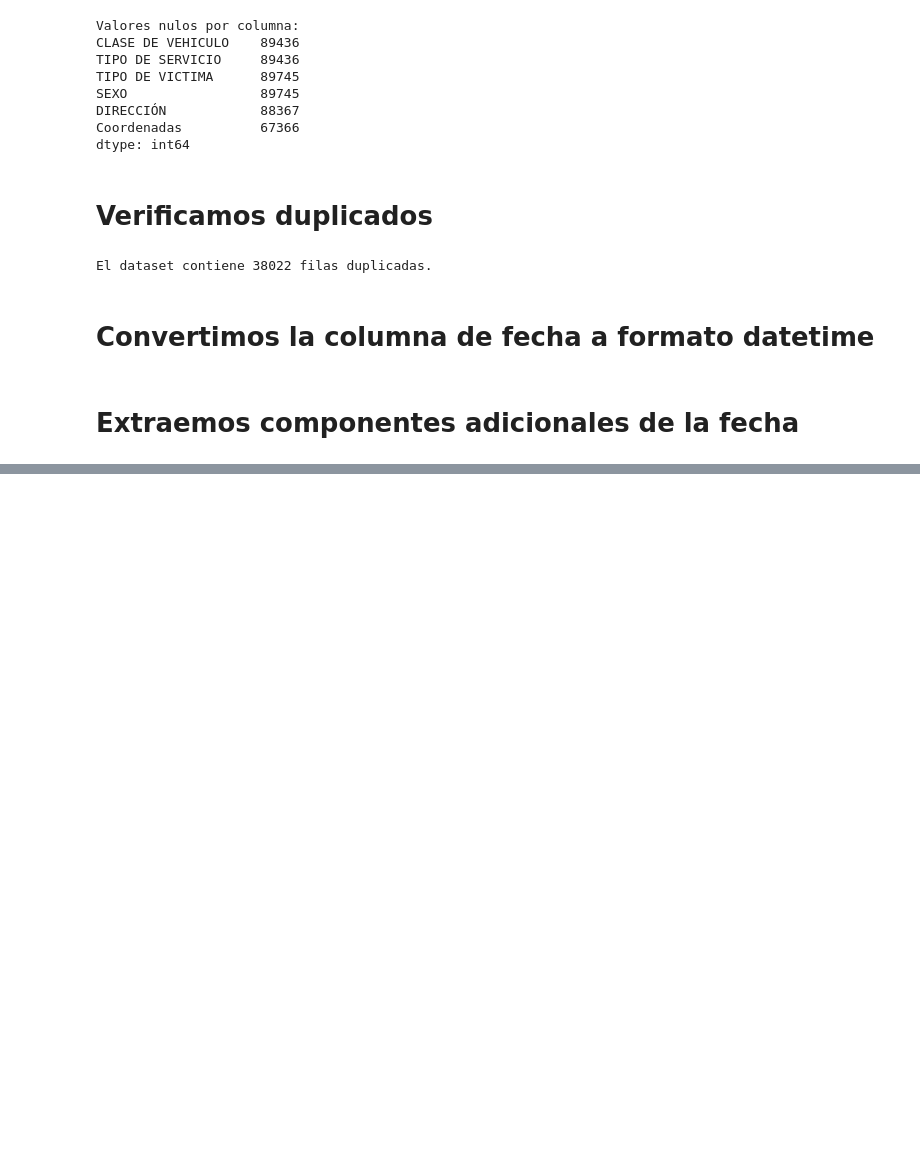
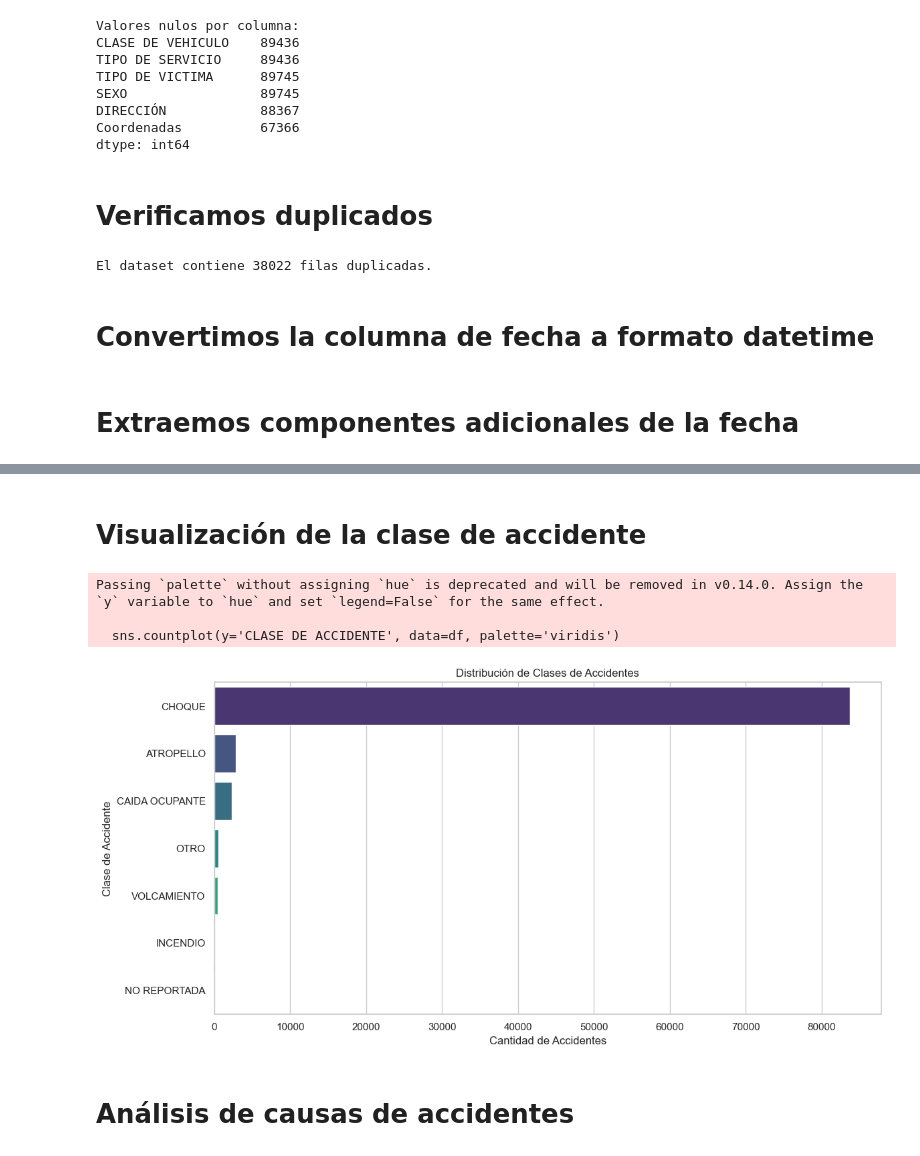
Before and after one commit to dandresgranados/Bootcamp-Kodigo-Tareas, a Jupyter notebook: Tarea1.ipynb, the cells around one changed output, grey strips where cells are left out. Drawn from its saved outputs; the diff is of its cells as text; code cells hidden in the pictures; blank space fills up the shorter version.

```diff
--- a/Tarea1.ipynb
+++ b/Tarea1.ipynb
@@ -110,0 +212,17 @@ df['DIA_MES'] = df['FECHA'].dt.day
+# %% [markdown]
+# Visualización de la clase de accidente
+# %%
+plt.figure(figsize=(12, 6))
+sns.countplot(y='CLASE DE ACCIDENTE', data=df, palette='viridis')
+plt.title('Distribución de Clases de Accidentes')
+plt.ylabel('Clase de Accidente')
+plt.xlabel('Cantidad de Accidentes')
+plt.tight_layout()
+plt.show()
+# %% [output]
+Passing `palette` without assigning `hue` is deprecated and will be removed in v0.14.0. Assign the `y` variable to `hue` and set `legend=False` for the same effect.
+
+  sns.countplot(y='CLASE DE ACCIDENTE', data=df, palette='viridis')
+[figure, added]
+# %% [markdown]
+# Análisis de causas de accidentes
```
Also changed, not shown: parts of 34 cells of this notebook.
